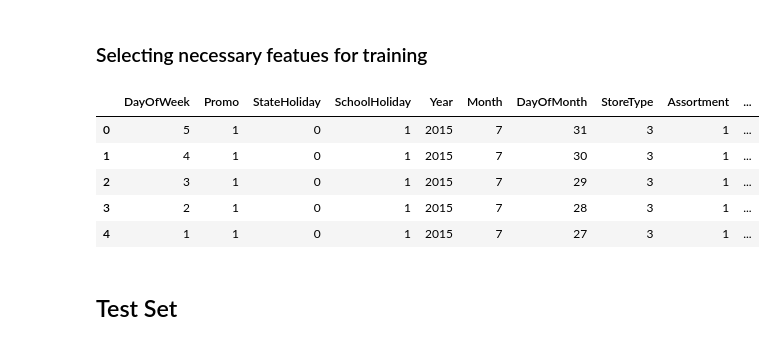
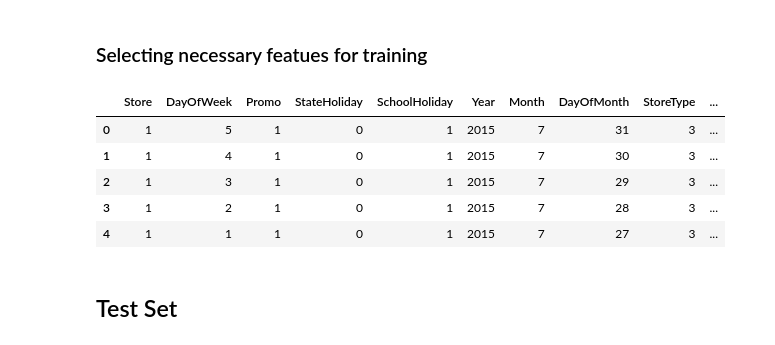
Before and after one commit to comsavvy/Rossman-Sales-Prediction, a Jupyter notebook: Rossman Sales Prediction.ipynb, the cells around one changed output. Drawn from its saved outputs; the diff is of its cells as text; code cells hidden in the pictures.

```diff
--- a/Rossman Sales Prediction.ipynb
+++ b/Rossman Sales Prediction.ipynb
@@ -728,20 +728,20 @@ Index(['Store', 'DayOfWeek', 'Sales', 'Customers', 'Open', 'Promo',
 # %% [markdown]
 ### Selecting necessary featues for training
 # %%
-features = ['DayOfWeek','Promo',
+features = ["Store",'DayOfWeek','Promo',
        'StateHoliday', 'SchoolHoliday', 'Year', 'Month', 'DayOfMonth',
        'StoreType', 'Assortment',
        'CompetitionDistance', 'Promo2', 'WeekOfYear',
        'CompetitionOpen', 'PromoOpen']
 
 train_store[features].head()
 # %% [output]
-|  | DayOfWeek | Promo | StateHoliday | SchoolHoliday | Year | Month | DayOfMonth | StoreType | Assortment | ... |
-| 0 | 5 | 1 | 0 | 1 | 2015 | 7 | 31 | 3 | 1 | ... |
-| 1 | 4 | 1 | 0 | 1 | 2015 | 7 | 30 | 3 | 1 | ... |
-| 2 | 3 | 1 | 0 | 1 | 2015 | 7 | 29 | 3 | 1 | ... |
-| 3 | 2 | 1 | 0 | 1 | 2015 | 7 | 28 | 3 | 1 | ... |
-| 4 | 1 | 1 | 0 | 1 | 2015 | 7 | 27 | 3 | 1 | ... |
+|  | Store | DayOfWeek | Promo | StateHoliday | SchoolHoliday | Year | Month | DayOfMonth | StoreType | ... |
+| 0 | 1 | 5 | 1 | 0 | 1 | 2015 | 7 | 31 | 3 | ... |
+| 1 | 1 | 4 | 1 | 0 | 1 | 2015 | 7 | 30 | 3 | ... |
+| 2 | 1 | 3 | 1 | 0 | 1 | 2015 | 7 | 29 | 3 | ... |
+| 3 | 1 | 2 | 1 | 0 | 1 | 2015 | 7 | 28 | 3 | ... |
+| 4 | 1 | 1 | 1 | 0 | 1 | 2015 | 7 | 27 | 3 | ... |
 # %% [markdown]
 ## Test Set
 # %%
```
Also changed, not shown: parts of 9 cells of this notebook.
